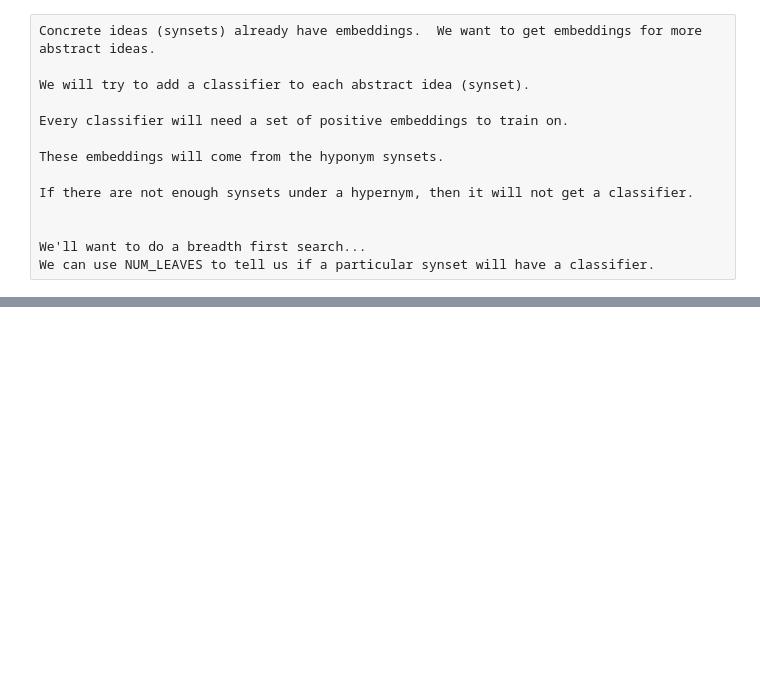
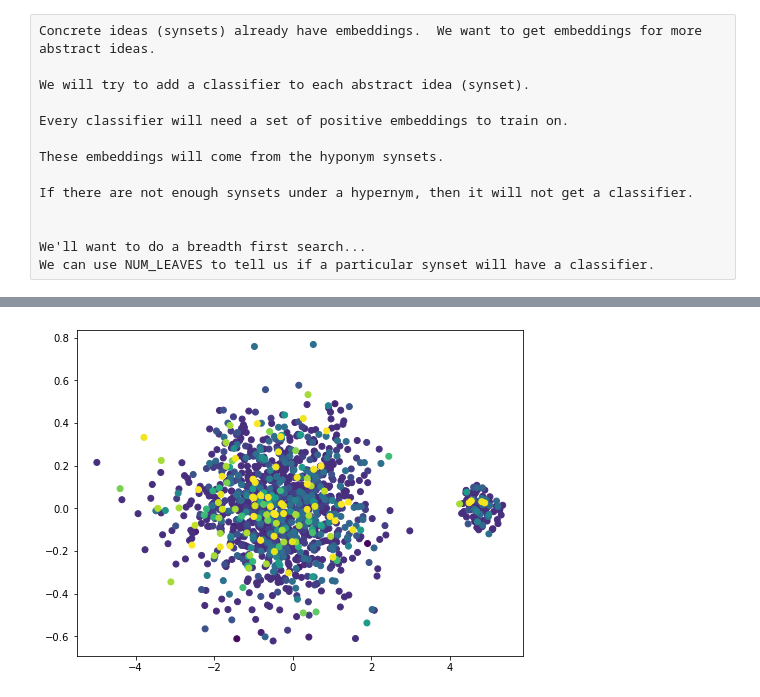
Before and after one commit to DanCrow-BSU/ConcreteAbstract, a Jupyter notebook: concrete-abstract.ipynb, the cells around one changed output, grey strips where cells are left out. Cells and saved outputs as stored; diff of their text form; code cells hidden in the pictures; blank space fills up the shorter version.

```diff
--- a/concrete-abstract.ipynb
+++ b/concrete-abstract.ipynb
@@ -694,11 +633,0 @@ def get_offspring(parent_ss):
-# %%
-def visual_get_X_features(ss_list):
-    X_features = []
-    X_colors = []
-    for i, parent_ss in enumerate(ss_list):
-        offspring, a_levels = get_offspring(parent_ss)
-        X_features += offspring
-        #X_colors += [i]*len(offspring)
-        X_colors += a_levels
-
-    return X_features, X_colors
@@ -745,0 +680,10 @@ plt.show()
+# %%
+def visual_get_categories(start_ss, depth=1):
+    hypos = abstraction_tree.loc[start_ss, 'HYPONYMS']
+    if depth <= 0:
+        return hypos
+
+    ret = []
+    for h in hypos:
+        ret = ret + visual_get_categories(h, depth-1)
+    return ret
@@ -745,0 +709,14 @@ plt.show()
+# %%
+def visual_get_X_features(ss_list):
+    X_features = []
+    X_colors = []
+    for i, parent_ss in enumerate(ss_list):
+        #print(i)
+        offspring, a_levels = get_offspring(parent_ss)
+        X_features += offspring
+        X_colors += [i]*len(offspring)
+        #X_colors += a_levels
+
+    return X_features, X_colors
+# %%
+visual_categories = visual_get_categories(wn.synset('entity.n.01'), 2)
@@ -745,0 +752,10 @@ plt.show()
+# %%
+pca2 = PCA(n_components=368)
+pca2.fit(X_features)
+x_3d = pca2.transform(X_features)
+
+plt.figure(figsize=(8,6))
+plt.scatter(x_3d[:,0], x_3d[:,105], c=X_colors)
+plt.show()
+# %% [output]
+[figure, added]
```
Also changed, not shown: parts of 56 cells of this notebook, 2 other files.
